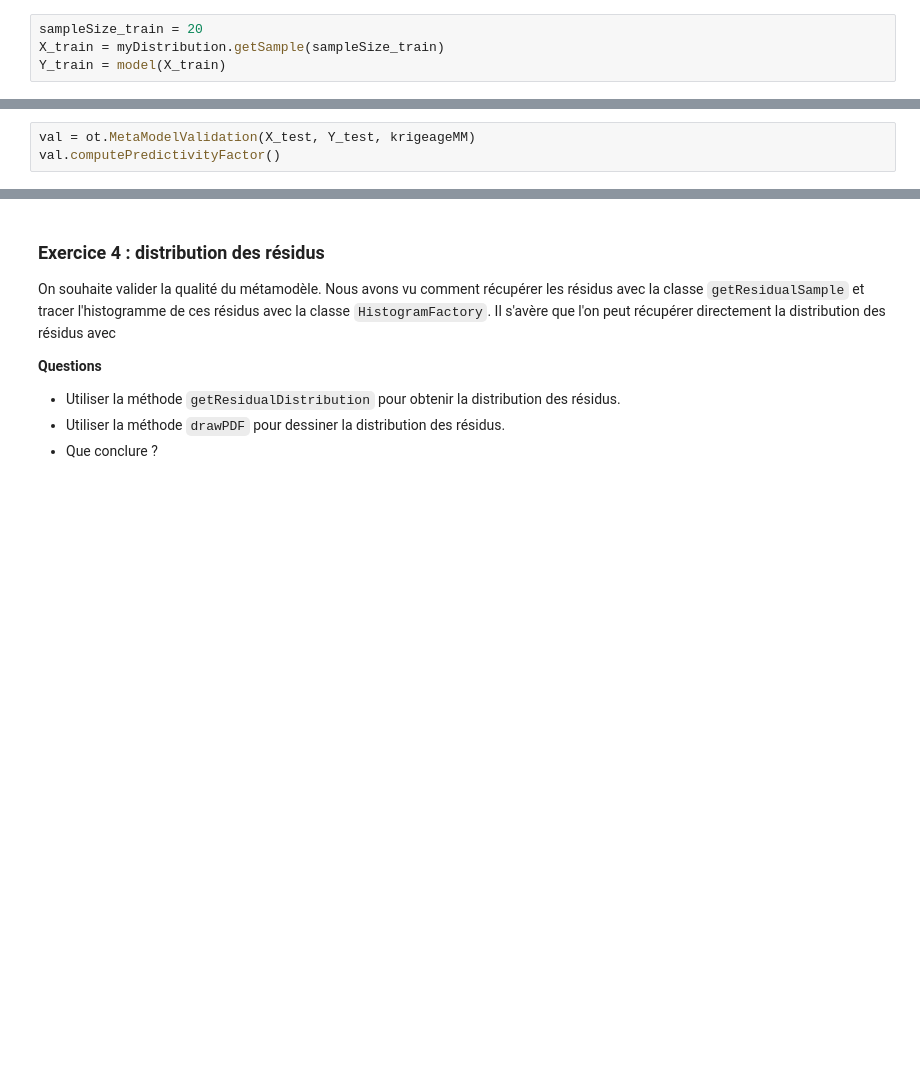
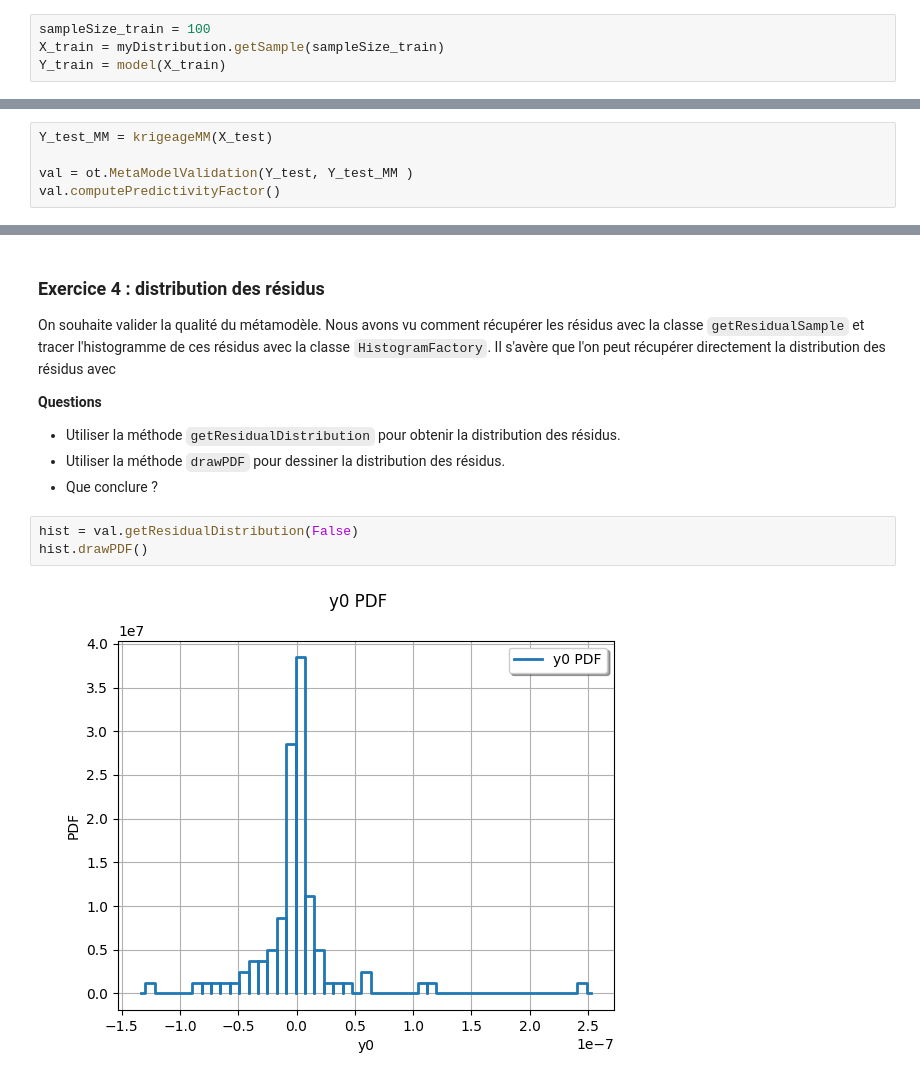
Before and after one commit to InfmathAxel/M2-csmi, a Jupyter notebook: incertitude/TP6_NOTE/6-2-Krigeage.ipynb, the cells around one changed output, grey strips where cells are left out. Cells and saved outputs as stored; diff of their text form; blank space fills up the shorter version.

```diff
--- a/incertitude/TP6_NOTE/6-2-Krigeage.ipynb
+++ b/incertitude/TP6_NOTE/6-2-Krigeage.ipynb
@@ -394,7 +389,7 @@ Il y a trois classes qui permettent de créer des modèles de tendance.
 * Quelle est la tendance estimée par la méthode du maximum de vraisemblance ?
 * Quel est l'impact sur la qualité du méta-modèle ?
 # %%
-sampleSize_train = 20
+sampleSize_train = 100
 X_train = myDistribution.getSample(sampleSize_train)
 Y_train = model(X_train)
 # %%
@@ -422,6 +415,8 @@ sampleSize_test = 100
 X_test = myDistribution.getSample(sampleSize_test)
 Y_test = model(X_test)
 # %%
-val = ot.MetaModelValidation(X_test, Y_test, krigeageMM)
+Y_test_MM = krigeageMM(X_test)
+
+val = ot.MetaModelValidation(Y_test, Y_test_MM )
 val.computePredictivityFactor()
 # %% [output]
@@ -449,3 +462,8 @@ On souhaite valider la qualité du métamodèle. Nous avons vu comment récupér
 * Utiliser la méthode `getResidualDistribution` pour obtenir la distribution des résidus.
 * Utiliser la méthode `drawPDF` pour dessiner la distribution des résidus.
 * Que conclure ?
+# %%
+hist = val.getResidualDistribution(False)
+hist.drawPDF()
+# %% [output]
+[figure, added]
```
Also changed, not shown: parts of 22 cells of this notebook, 2 other files.
